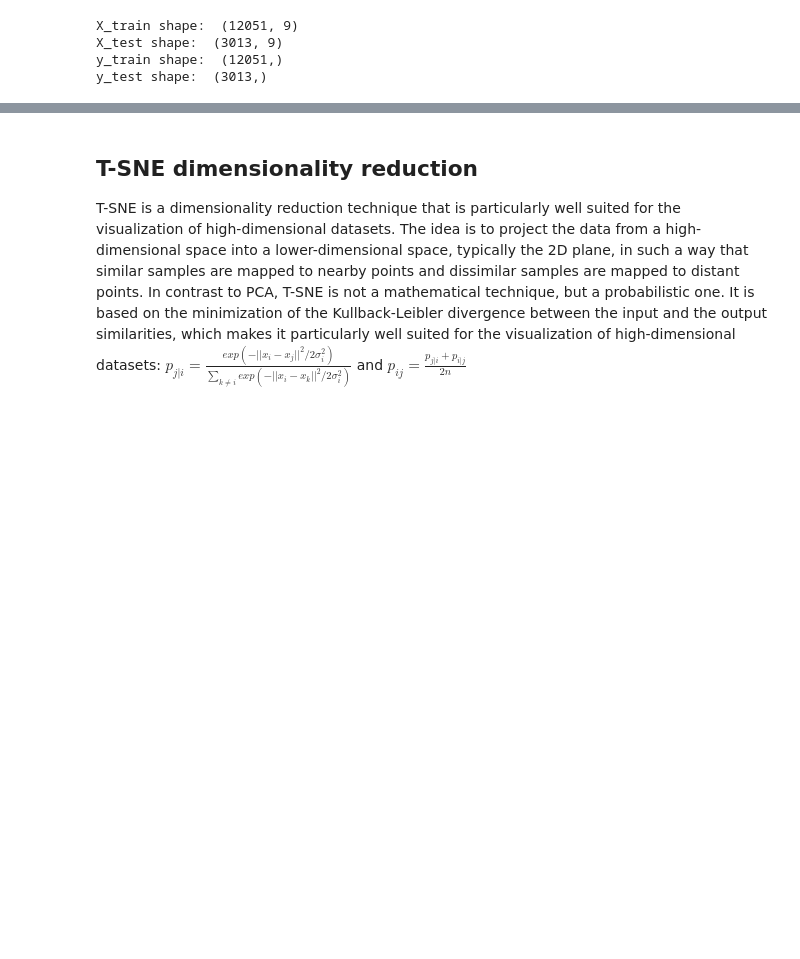
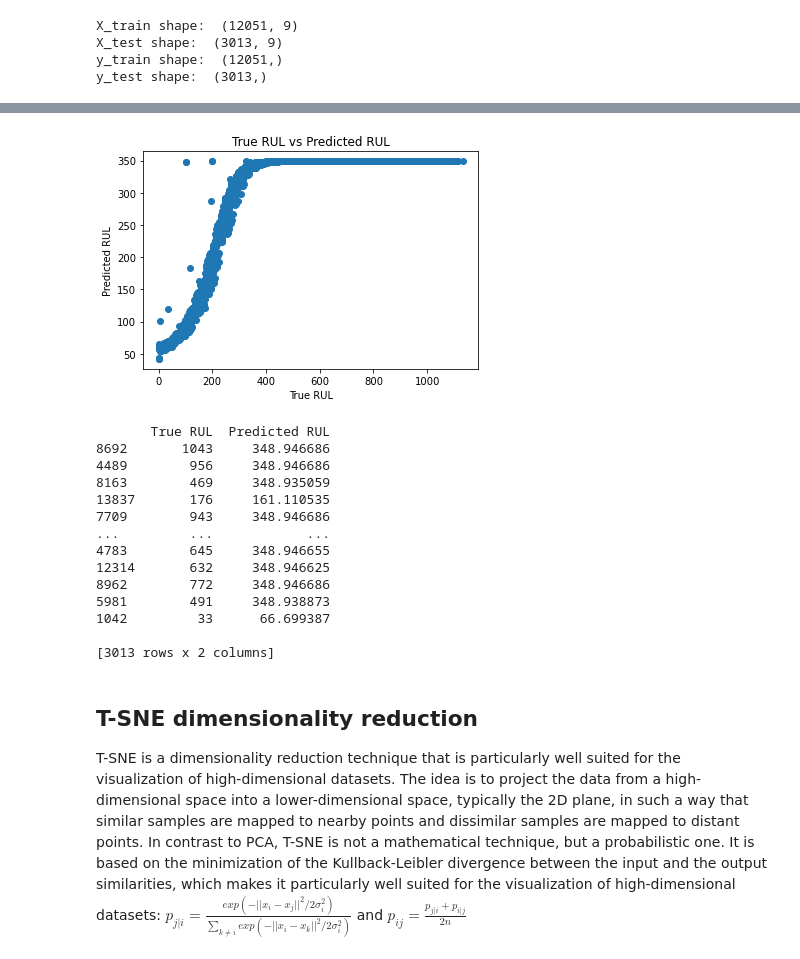
Before and after one commit to kathrinthenhausen/EnergySystems, a Jupyter notebook: week4/ann_final.ipynb, the cells around one changed output, grey strips where cells are left out. Saved outputs shown, nothing was run; the diff lists cells and outputs as text; code cells hidden in the pictures; blank space fills up the shorter version.

```diff
--- a/week4/ann_final.ipynb
+++ b/week4/ann_final.ipynb
@@ -252,0 +295,19 @@ Mean Squared Error on test data:  118496.421875
+# %%
+# Evaluate the model
+loss = model_ann.evaluate(X_test, y_test)
+print("Mean Squared Error on test data: ", loss)
+
+# Make predictions
+y_pred = model_ann.predict(X_test)
+
+# Plot the predictions
+plt.scatter(y_test, y_pred)
+plt.xlabel('True RUL')
+plt.ylabel('Predicted RUL')
+plt.title('True RUL vs Predicted RUL')
+plt.show()
+
+# Show true RUL vs predicted RUL
+results = pd.DataFrame({'True RUL': y_test, 'Predicted RUL': y_pred.flatten()})
+print(results)
+# %% [output]
@@ -253,3 +317,18 @@ Mean Squared Error on test data:  118496.421875
+[figure, added]
+       True RUL  Predicted RUL
+8692       1043     348.946686
+4489        956     348.946686
+8163        469     348.935059
+13837       176     161.110535
+7709        943     348.946686
+...         ...            ...
+4783        645     348.946655
+12314       632     348.946625
+8962        772     348.946686
+5981        491     348.938873
+1042         33      66.699387
+
+[3013 rows x 2 columns]
 # %% [markdown]
 ## T-SNE dimensionality reduction
 T-SNE is a dimensionality reduction technique that is particularly well suited for the visualization of high-dimensional datasets. The idea is to project the data from a high-dimensional space into a lower-dimensional space, typically the 2D plane, in such a way that similar samples are mapped to nearby points and dissimilar samples are mapped to distant points. In contrast to PCA, T-SNE is not a mathematical technique, but a probabilistic one. It is based on the minimization of the Kullback-Leibler divergence between the input and the output similarities, which makes it particularly well suited for the visualization of high-dimensional datasets:
```
Also changed, not shown: parts of 7 cells of this notebook.
